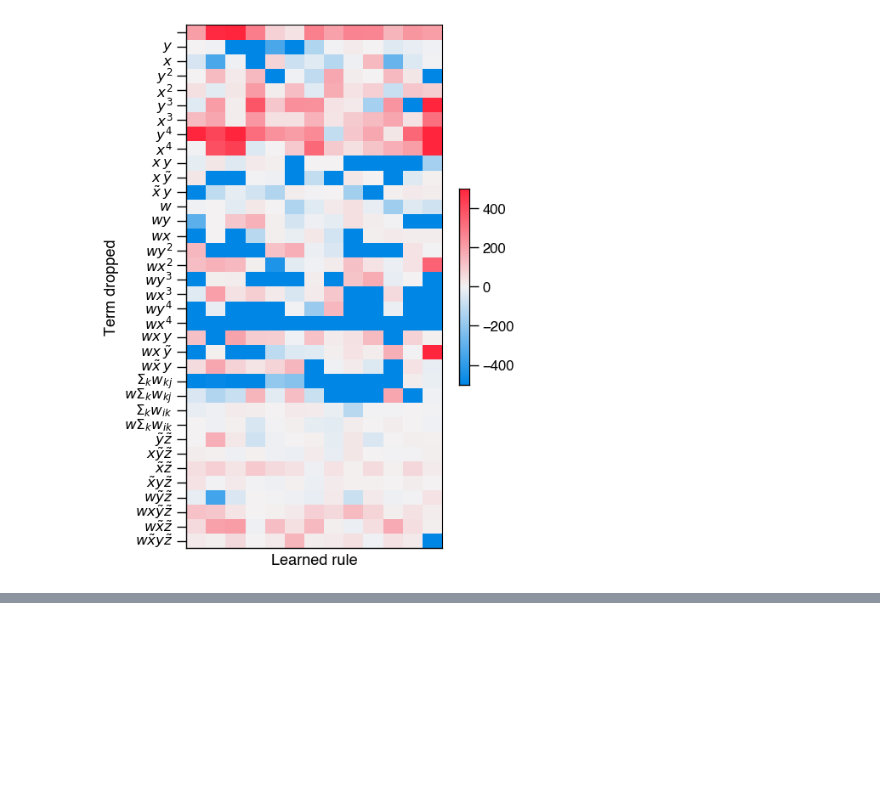
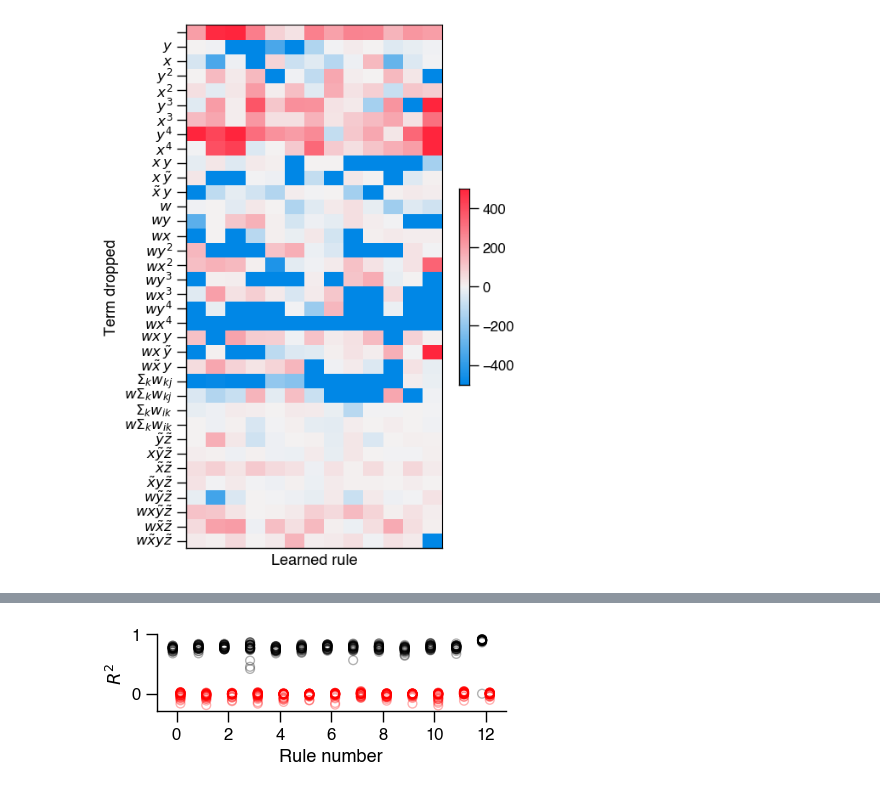
Before and after one commit to davidgbe/automated_plasticity_discovery, a Jupyter notebook: rule_dropouts_bulk_analysis.ipynb, the cells around one changed output, grey strips where cells are left out. Cells and saved outputs as stored; diff of their text form; code cells hidden in the pictures; blank space fills up the shorter version.

```diff
--- a/rule_dropouts_bulk_analysis.ipynb
+++ b/rule_dropouts_bulk_analysis.ipynb
@@ -447 +480,45 @@ fig.savefig('./figures/rule_dropouts_n5_long_r2.svg')
 [figure]
+# %%
+def load_r2_z(df, n_nets=30):
+    rule_path = Path(df) / 'scores'
+    arrays = []
+    for group in ['ctrl', 'z']:
+        arr = np.array([np.load(f) for f in rule_path.glob(f'{group}/*.npy')])
+        if len(arr) < n_nets:
+            arr = np.concatenate([
+                arr,
+                np.zeros(n_nets - len(arr))
+            ])
+        arrays.append(arr)
+    return arrays
+
+
+def make_r2_plots_drop_z(dfs, vmax=1):
+    all_losses = []
+    all_coefs = []
+    for df in dfs:
+        losses = load_r2_z(df)
+        all_losses.append(losses)
+        coefs = load_coefs(df)
+        all_coefs.append(coefs)
+
+    all_coefs = np.array(all_coefs)
+
+    fig, axs = plt.subplots(1, 1, figsize=(4.5, 1))
+    for i in range(len(all_losses)):
+        ctrl_losses_for_rule = all_losses[i][0]
+        axs.scatter([i -0.15] * len(ctrl_losses_for_rule), ctrl_losses_for_rule, alpha=0.3, facecolor='none', edgecolor='black', s=40)
+        z_losses_for_rule = all_losses[i][1]
+        axs.scatter([i + 0.15] * len(z_losses_for_rule), z_losses_for_rule, alpha=0.3, facecolor='none', edgecolor='red', s=40)
+
+    axs.set_ylim(-0.3, 1)
+    axs.set_xlabel('Rule number')
+    axs.set_ylabel(r'$R^2$')
+    axs.xaxis.set_major_locator(MaxNLocator(integer=True))
+    format_plot(axs)
+    return fig, axs
+# %%
+fig, ax = make_r2_plots_drop_z(DATA_PATHS_NO_HET_LONG_DROP_Z)
+fig.savefig('./figures/rule_dropouts_n5_z_long_r2.svg')
+# %% [output]
+[figure, added]
```
Also changed, not shown: parts of 5 cells of this notebook, 1 other file.
